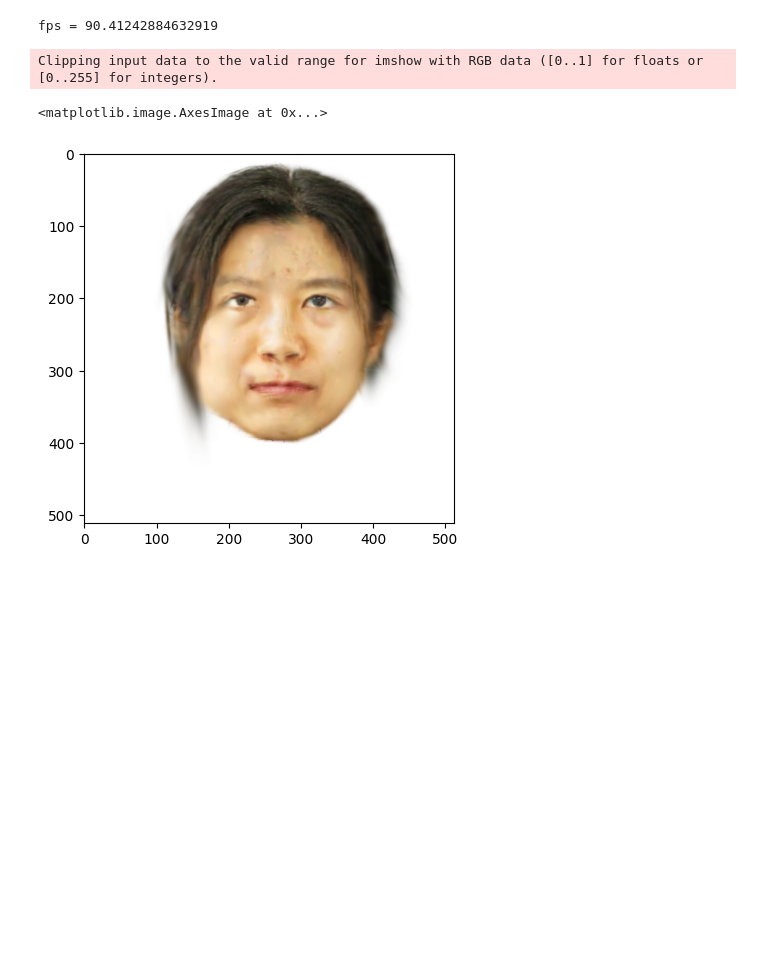
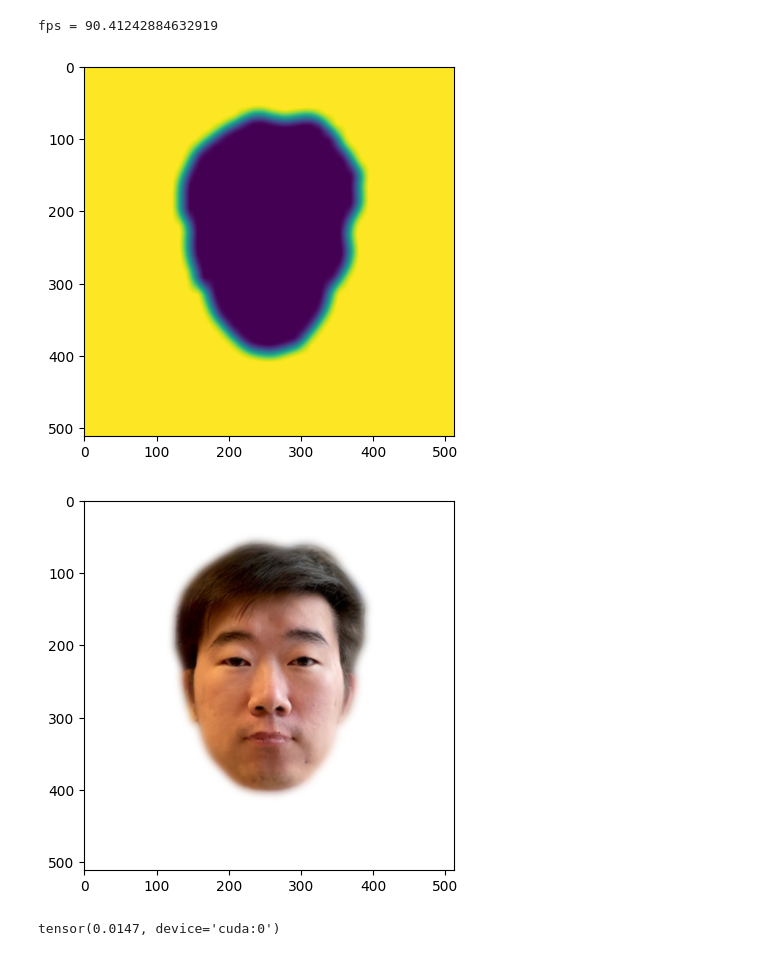
Before and after one commit to PeizhiYan/gaussian-dejavu, a Jupyter notebook: examples/experiment.ipynb, the cells around one changed output. Drawn from its saved outputs; the diff is of its cells as text; code cells hidden in the pictures; blank space fills up the shorter version.

```diff
--- a/examples/experiment.ipynb
+++ b/examples/experiment.ipynb
@@ -65,8 +65,8 @@ device = dejavu.device
 
 ## load head avatar
 
-#dejavu.load_head_avatar(save_path='./saved_avatars', avatar_name='peizhi')
-dejavu.load_head_avatar(save_path='./saved_avatars', avatar_name='imavatar-subject1')
+dejavu.load_head_avatar(save_path='./saved_avatars', avatar_name='peizhi')
+#dejavu.load_head_avatar(save_path='./saved_avatars', avatar_name='imavatar-subject1')
 #dejavu.load_head_avatar(save_path='./saved_avatars', avatar_name='imavatar-subject2')
 # %% [output]
 Current Working Directory:  /home/peizhi/Documents/gaussian-dejavu
@@ -82,9 +82,9 @@ Head avatar parameters loaded
 # Please first follow the flame-head-tracker to reconstruct the FLAME parameters
 # https://github.com/PeizhiYan/flame-head-tracker
 
-#dataset_path = '/mnt/data3_hdd/peizhi/Datasets/Personal_Videos_flame_new/peizhi-demo'
+dataset_path = '/mnt/data3_hdd/peizhi/Datasets/Personal_Videos_flame_new/peizhi-demo'
 #dataset_path = '/mnt/data3_hdd/peizhi/Datasets/IMAvatar_flame_new/subject1'
-dataset_path = '/mnt/data3_hdd/peizhi/Datasets/IMAvatar_flame_new/subject2'
+#dataset_path = '/mnt/data3_hdd/peizhi/Datasets/IMAvatar_flame_new/subject2'
 personal_dataloader = PersonalDataLoader(dataset_path=dataset_path, device=device, shuffle=True)
 
 batch_data = personal_dataloader.next_random_batch(batch_size=3)
@@ -187,17 +190,53 @@ print(f'fps = {100 / dt}')
 # %% [output]
 fps = 90.41242884632919
 # %%
+def blur_head_boundary(rendered_img, blur_kernel_size=25, erode_kernel_size=20, sigma=5):
+    # rendered_img: RGB numpy array, float32
+    # Ensure image is in 0-255 range if given in 0-1
+    rendered_img = (np.clip(rendered_img, 0, 1.0) * 255).astype(np.uint8)
+
+    # Create binary mask for head
+    gray = cv2.cvtColor(rendered_img, cv2.COLOR_BGR2GRAY)
+    _, binary_mask = cv2.threshold(gray, 254, 255, cv2.THRESH_BINARY_INV)
+
+    # Erode mask to define boundary area
+    eroded_mask = 255 - cv2.erode(binary_mask, np.ones((erode_kernel_size, erode_kernel_size), np.uint8), iterations=1)
+
+    # Blur the boundary area
+    blurred_boundary = cv2.GaussianBlur(rendered_img, (blur_kernel_size, blur_kernel_size), sigmaX=sigma, sigmaY=sigma)
+
+    # Create alpha mask for blending
+    alpha = cv2.GaussianBlur(eroded_mask.astype(float) / 255.0, (blur_kernel_size, blur_kernel_size), sigmaX=sigma*2)
+    plt.imshow(alpha);plt.show()
+
+    # Blend the original image with blurred boundary
+    blurred_img = (alpha[..., None] * blurred_boundary + (1 - alpha[..., None]) * rendered_img)
+
+    return blurred_img / 255.
+
+
+
 batch_data_test = personal_dataloader.next_random_batch(vid=None, batch_size=1)
 
 exp = batch_data_test['exp'].cpu().numpy()
 pose = batch_data_test['pose'].cpu().numpy()
 eye_pose = batch_data_test['eye_pose'].cpu().numpy()
 cam_pose = batch_data_test['cam'].cpu().numpy()
 
-rendered = dejavu.drive_head_avatar(exp=exp, pose=pose, eye_pose=eye_pose, cam_pose=cam_pose, return_all=False)
+#rendered = dejavu.drive_head_avatar(exp=exp, pose=pose, eye_pose=eye_pose, cam_pose=cam_pose, return_all=False)
+rendered = dejavu.drive_head_avatar(exp=None, pose=None, eye_pose=None, cam_pose=None, return_all=False)
 
-plt.imshow(rendered[0].permute(1,2,0).cpu())
+rendered = rendered[0].permute(1,2,0).cpu().numpy()
+
+rendered = blur_head_boundary(rendered)
+
+
+plt.imshow(rendered)
+plt.show()
 # %% [output]
-Clipping input data to the valid range for imshow with RGB data ([0..1] for floats or [0..255] for integers).
-<matplotlib.image.AxesImage at 0x...>
-[figure, old version]
+[figure, new version]
+[figure, added]
+# %%
+rendered.min()
+# %% [output]
+tensor(0.0147, device='cuda:0')
```
Also changed, not shown: parts of 5 cells of this notebook, 38 other files.
